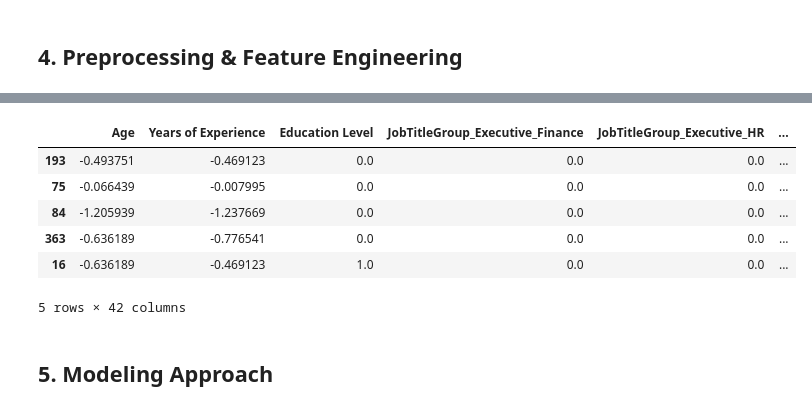
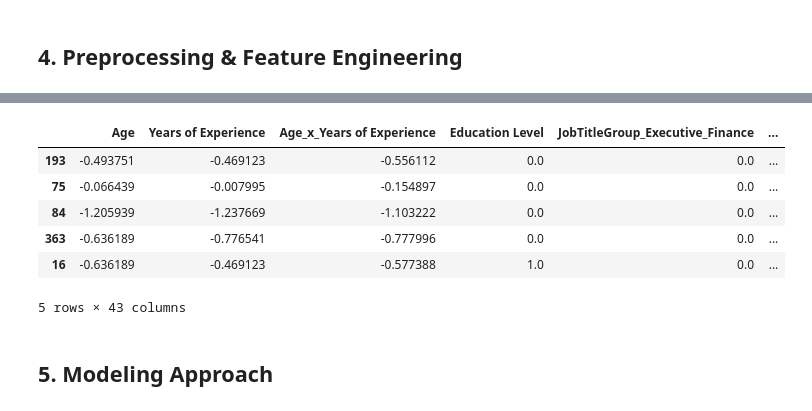
Before and after one commit to cristianrohr/challenge-prediction-salary, a Jupyter notebook: salary-prediction/notebooks/02_Report.ipynb, the cells around one changed output, grey strips where cells are left out. Cells and saved outputs as stored; diff of their text form; code cells hidden in the pictures.

```diff
--- a/salary-prediction/notebooks/02_Report.ipynb
+++ b/salary-prediction/notebooks/02_Report.ipynb
@@ -196,0 +155,2 @@ Data Quality Observations:
+# %%
+catalog.load("salary_raw").info()
@@ -196,0 +168,2 @@ Data Quality Observations:
+# %%
+catalog.load("people_raw").info()
@@ -196,0 +194,3 @@ Data Quality Observations:
+# %%
+salary_raw = catalog.load("salary_raw")
+salary_raw.describe()
@@ -196,0 +209,11 @@ Data Quality Observations:
+# %%
+# Distribution of the target variable
+salary_raw = catalog.load("salary_raw")
+plt.figure(figsize=(10, 6))
+sns.histplot(salary_raw['Salary'], kde=True)
+plt.title('Salary Distribution')
+plt.xlabel('Salary')
+plt.ylabel('Frequency')
+plt.show()
+
+print(f"Skewness: {salary_raw['Salary'].skew()}")
@@ -210,4 +293,3 @@ The pipelines include:
 # %%
-catalog.load("X_train_preprocessed").head()
 catalog.load("X_train_preprocessed_v2").head()
 # %% [output]
@@ -216,11 +297,11 @@ catalog.load("X_train_preprocessed_v2").head()
 [interactive output not drawn]
-|  | Age | Years of Experience | Education Level | JobTitleGroup_Executive_Finance | JobTitleGroup_Executive_HR | ... |
-| 193 | -0.493751 | -0.469123 | 0.0 | 0.0 | 0.0 | ... |
-| 75 | -0.066439 | -0.007995 | 0.0 | 0.0 | 0.0 | ... |
-| 84 | -1.205939 | -1.237669 | 0.0 | 0.0 | 0.0 | ... |
-| 363 | -0.636189 | -0.776541 | 0.0 | 0.0 | 0.0 | ... |
-| 16 | -0.636189 | -0.469123 | 1.0 | 0.0 | 0.0 | ... |
+|  | Age | Years of Experience | Age_x_Years of Experience | Education Level | JobTitleGroup_Executive_Finance | ... |
+| 193 | -0.493751 | -0.469123 | -0.556112 | 0.0 | 0.0 | ... |
+| 75 | -0.066439 | -0.007995 | -0.154897 | 0.0 | 0.0 | ... |
+| 84 | -1.205939 | -1.237669 | -1.103222 | 0.0 | 0.0 | ... |
+| 363 | -0.636189 | -0.776541 | -0.777996 | 0.0 | 0.0 | ... |
+| 16 | -0.636189 | -0.469123 | -0.577388 | 1.0 | 0.0 | ... |
-5 rows × 42 columns
+5 rows × 43 columns
 # %% [markdown]
 ## 5. Modeling Approach
 # %% [markdown]
```
Also changed, not shown: parts of 16 cells of this notebook, 2 other files.
